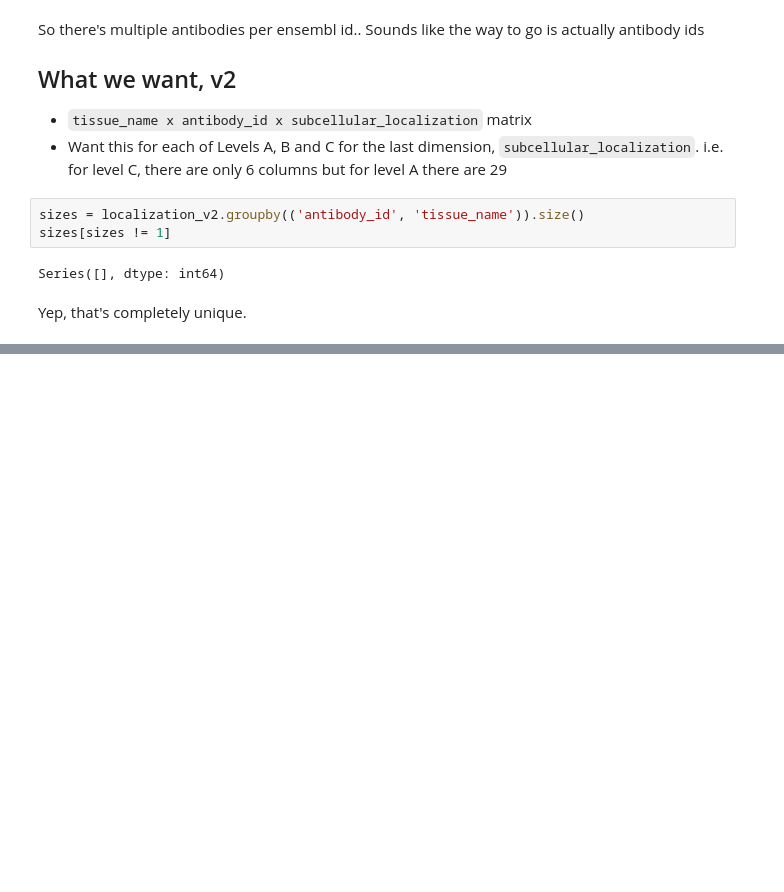
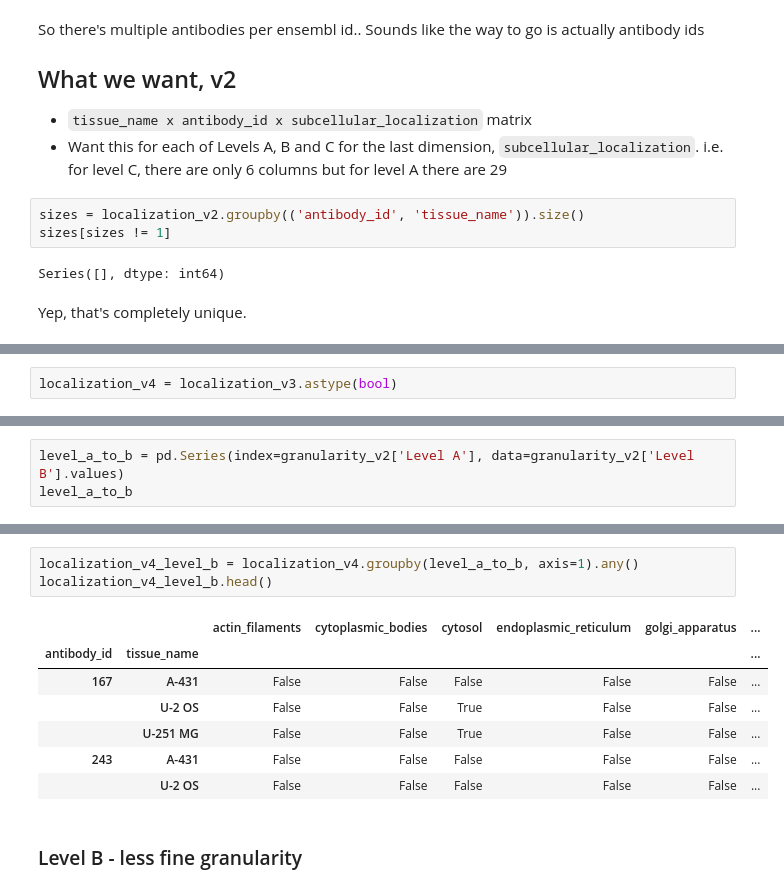
Before and after one commit to czbiohub/sequence-localization, a Jupyter notebook: 004_format_classification_vector.ipynb, the cells around one changed output, grey strips where cells are left out. Saved outputs shown, nothing was run; the diff lists cells and outputs as text; blank space fills up the shorter version.

```diff
--- a/004_format_classification_vector.ipynb
+++ b/004_format_classification_vector.ipynb
@@ -183,0 +163,2 @@ localization_v3.melt(id_vars=['antibody_id', 'tissue_name'])
+# %%
+localization_v4 = localization_v3.astype(bool)
@@ -183,0 +247,3 @@ localization_v3.melt(id_vars=['antibody_id', 'tissue_name'])
+# %%
+level_a_to_b = pd.Series(index=granularity_v2['Level A'], data=granularity_v2['Level B'].values)
+level_a_to_b
@@ -183,0 +309,13 @@ localization_v3.melt(id_vars=['antibody_id', 'tissue_name'])
+# %%
+localization_v4_level_b = localization_v4.groupby(level_a_to_b, axis=1).any()
+localization_v4_level_b.head()
+# %% [output]
+|  |  | actin_filaments | cytoplasmic_bodies | cytosol | endoplasmic_reticulum | golgi_apparatus | ... |
+| antibody_id | tissue_name |  |  |  |  |  | ... |
+| 167 | A-431 | False | False | False | False | False | ... |
+|  | U-2 OS | False | False | True | False | False | ... |
+|  | U-251 MG | False | False | True | False | False | ... |
+| 243 | A-431 | False | False | False | False | False | ... |
+|  | U-2 OS | False | False | False | False | False | ... |
+# %% [markdown]
+### Level B - less fine granularity
```
Also changed, not shown: parts of 22 cells of this notebook.
